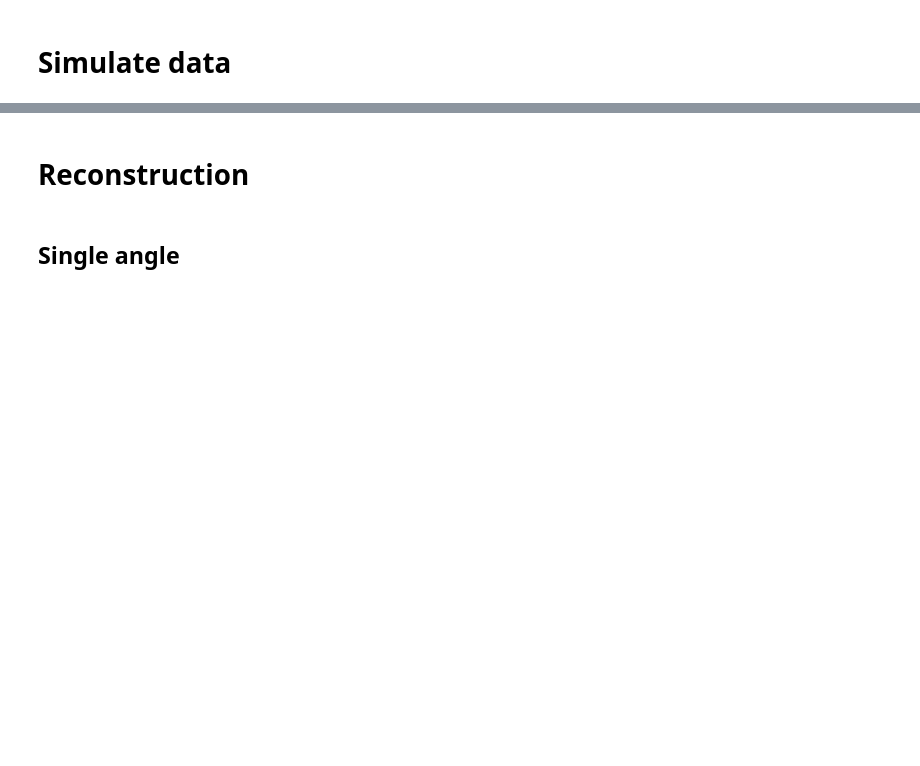
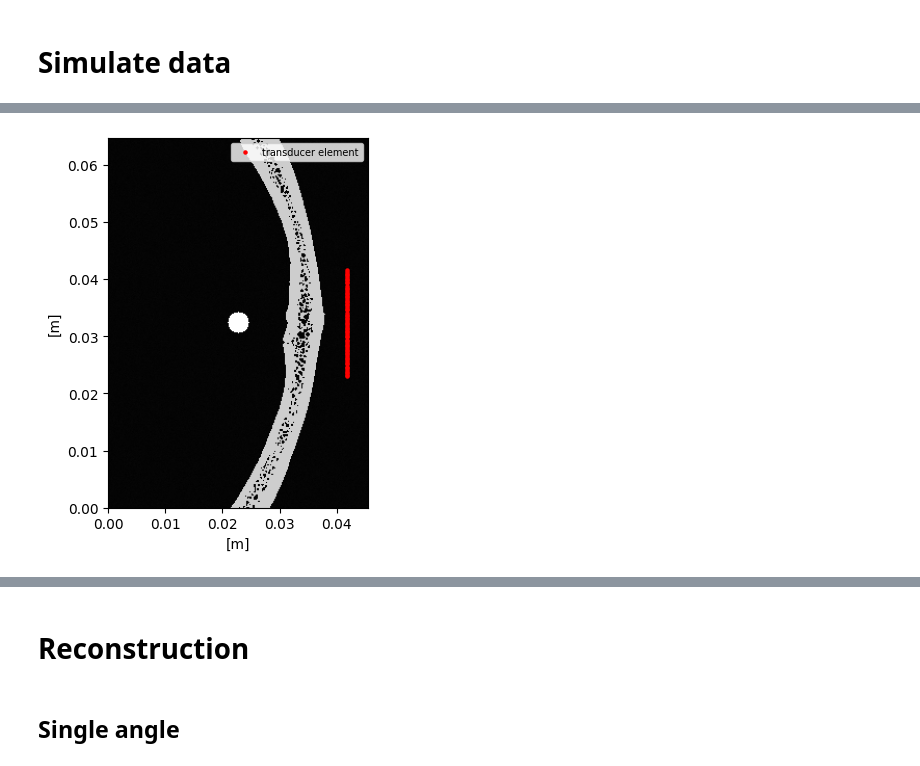
Before and after one commit to thomasrribeiro/brainhackFUS, a Jupyter notebook: notebooks/recon_skull.ipynb, the cells around one changed output, grey strips where cells are left out. Cells and saved outputs as stored; diff of their text form; code cells hidden in the pictures; blank space fills up the shorter version.

```diff
--- a/notebooks/recon_skull.ipynb
+++ b/notebooks/recon_skull.ipynb
@@ -45,9 +54,9 @@ pml = np.array([20, 20]) # size of the perfectly matched layer [grid points]
 # %%
 # define transducer position in domain
 transducer_depth = pml[1] # depth of the transducer [grid points]
-transducer_x_start = N[1]//2 - nelements//2 * element_pitch // dx[1] # start index of the transducer in the x-direction [grid points]
+transducer_x_start = N[0]//2 - (nelements//2 * element_pitch // dx[1]) # start index of the transducer in the x-direction [grid points]
 element_positions = np.array([
-    (N[0] - transducer_depth) * np.ones(nelements),
     np.linspace(transducer_x_start, transducer_x_start + (nelements - 1) * element_pitch // dx[1], nelements),
+    (N[1] - transducer_depth) * np.ones(nelements),
 ], dtype=int)
 element_positions
@@ -54,25 +74,27 @@ element_positions
 # %%
-from jwave_utils import get_domain, get_homogeneous_medium, get_skull_point_medium
+from jwave_utils import get_domain, get_homogeneous_medium, get_skull_medium
 
 # define jwave medium
 domain = get_domain(N, dx)
 medium_homogenous = get_homogeneous_medium(domain, background_std=0, background_seed=29)
 
 scatterer_positions = np.array([[domain.N[0]//2, domain.N[1]//2]], dtype=int)
-medium = get_skull_point_medium(domain, skull_array, scatterer_positions,
-                                background_std = 0.004, scatterer_radius=1, scatterer_contrast=1.7,
+medium = get_skull_medium(domain, skull_array, scatterer_positions=scatterer_positions,
+                                background_std = 0.004, scatterer_radius=10, scatterer_contrast=2,
                                 background_seed=28)
 
 ext = [0, N[1]*dx[1], N[0]*dx[0], 0]
 plt.scatter(element_positions[1]*dx[1], element_positions[0]*dx[0],
             c='r', marker='o', s=5, label='transducer element')
 plt.imshow(medium.sound_speed.params, cmap='gray', extent=ext)
 # plt.colorbar(label='Speed of sound [m/s]')
 plt.xlabel('[m]')
 plt.ylabel('[m]')
 plt.legend(prop={'size': 7})
 plt.gca().invert_yaxis()
 plt.show()
+# %% [output]
+[figure, added]
 # %%
 from jwave.geometry import TimeAxis
 from jwave_utils import get_plane_wave_excitation
```
Also changed, not shown: parts of 11 cells of this notebook, 1 other file.
